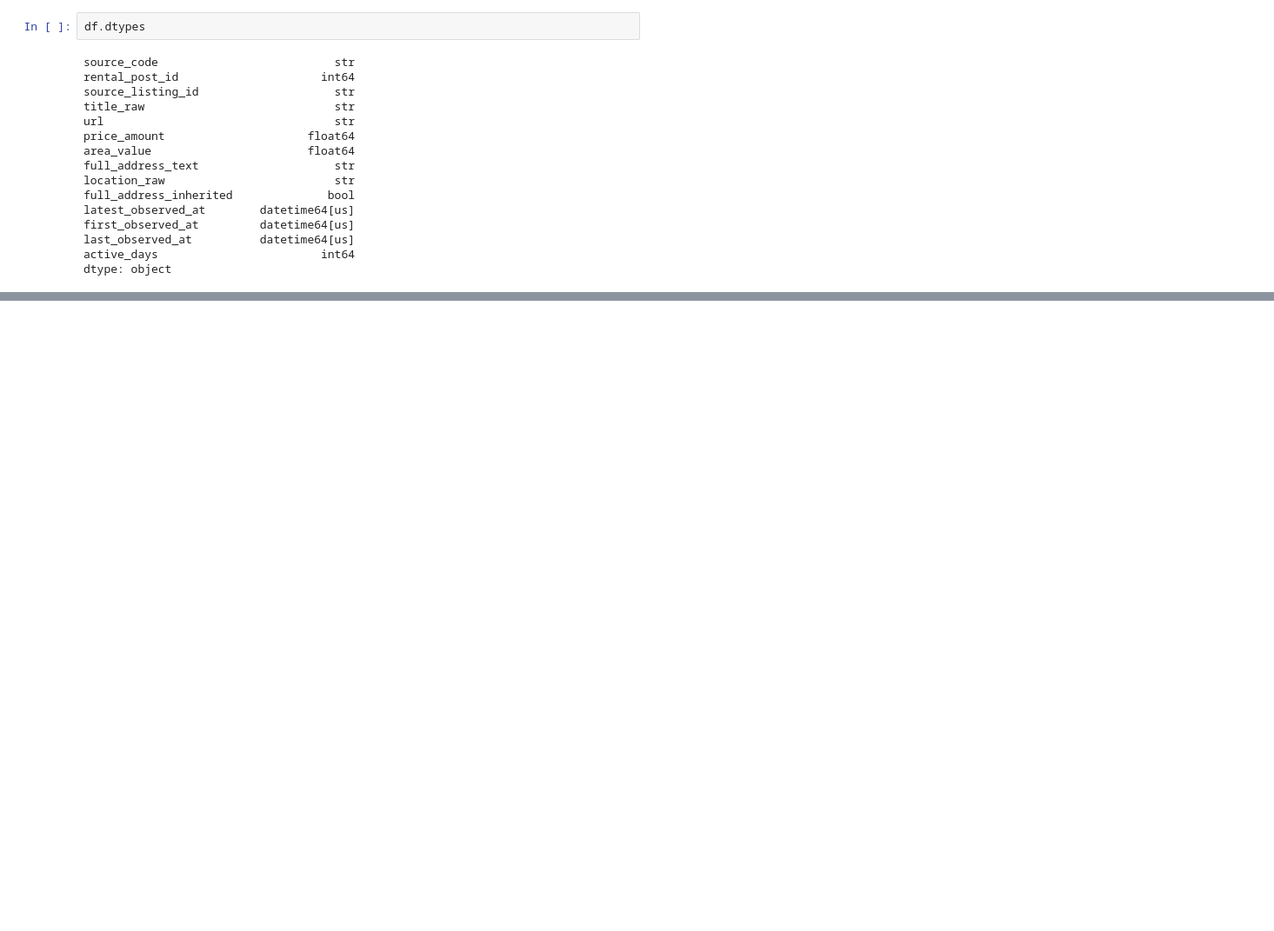
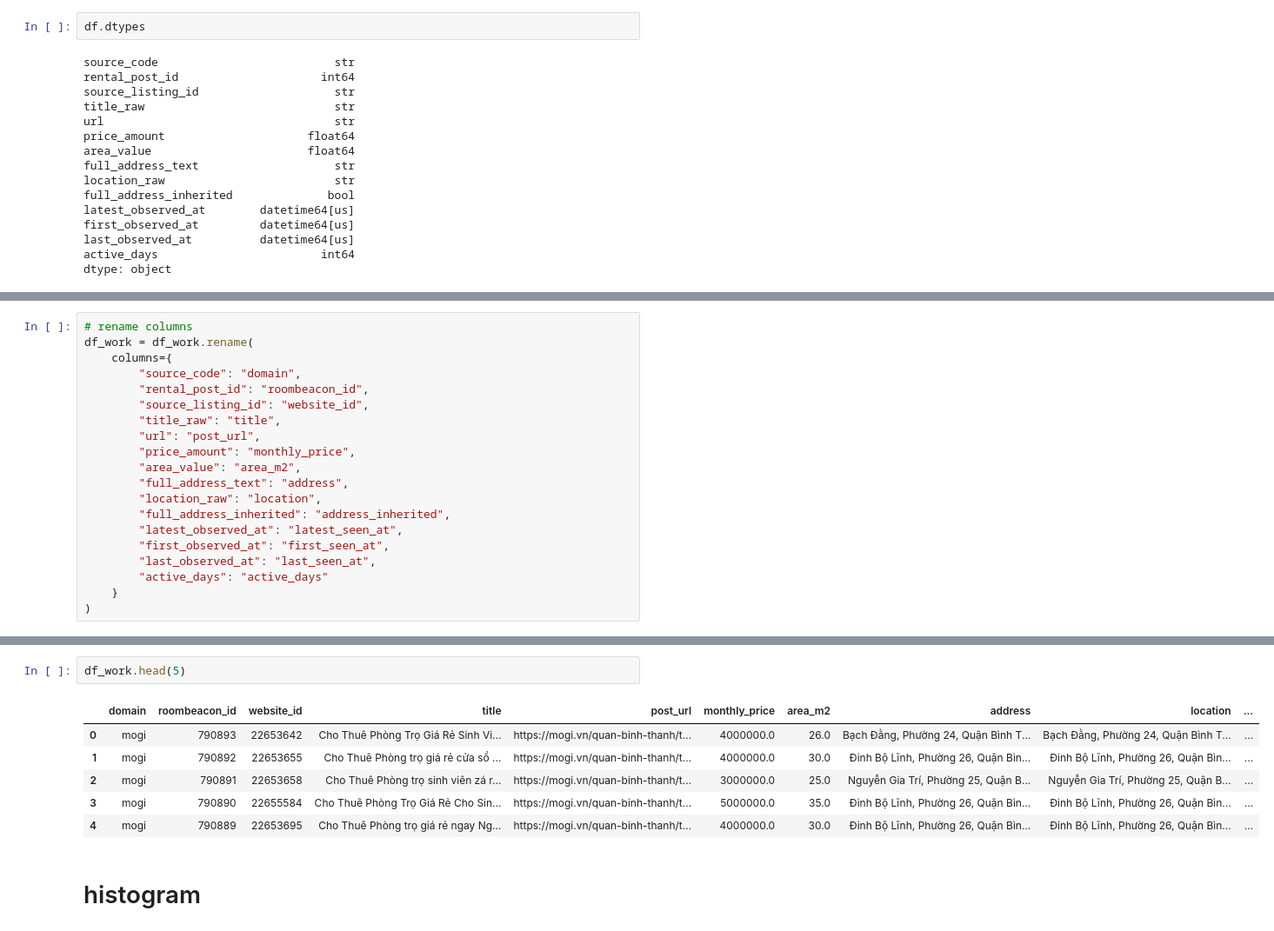
Before and after one commit to HauCoder2005/roombeacon-system, a Jupyter notebook: notebooks/roombeacon_eda.ipynb, the cells around one changed output, grey strips where cells are left out. Shown at 87% size. Saved outputs shown, nothing was run; the diff lists cells and outputs as text; blank space fills up the shorter version.

```diff
--- a/notebooks/roombeacon_eda.ipynb
+++ b/notebooks/roombeacon_eda.ipynb
@@ -386,0 +405,20 @@ Name: count, dtype: int64
+# %%
+# rename columns
+df_work = df_work.rename(
+    columns={
+        "source_code": "domain",
+        "rental_post_id": "roombeacon_id",
+        "source_listing_id": "website_id",
+        "title_raw": "title",
+        "url": "post_url",
+        "price_amount": "monthly_price",
+        "area_value": "area_m2",
+        "full_address_text": "address",
+        "location_raw": "location",
+        "full_address_inherited": "address_inherited",
+        "latest_observed_at": "latest_seen_at",
+        "first_observed_at": "first_seen_at",
+        "last_observed_at": "last_seen_at",
+        "active_days": "active_days"
+    }
+)
@@ -386,0 +432,11 @@ Name: count, dtype: int64
+# %%
+df_work.head(5)
+# %% [output]
+|  | domain | roombeacon_id | website_id | title | post_url | monthly_price | area_m2 | address | location | ... |
+| 0 | mogi | 790893 | 22653642 | Cho Thuê Phòng Trọ Giá Rẻ Sinh Vi... | https://mogi.vn/quan-binh-thanh/t... | 4000000.0 | 26.0 | Bạch Đằng, Phường 24, Quận Bình T... | Bạch Đằng, Phường 24, Quận Bình T... | ... |
+| 1 | mogi | 790892 | 22653655 | Cho Thuê Phòng trọ giá rẻ cửa sổ ... | https://mogi.vn/quan-binh-thanh/t... | 4000000.0 | 30.0 | Đinh Bộ Lĩnh, Phường 26, Quận Bìn... | Đinh Bộ Lĩnh, Phường 26, Quận Bìn... | ... |
+| 2 | mogi | 790891 | 22653658 | Cho Thuê Phòng trọ sinh viên zá r... | https://mogi.vn/quan-binh-thanh/t... | 3000000.0 | 25.0 | Nguyễn Gia Trí, Phường 25, Quận B... | Nguyễn Gia Trí, Phường 25, Quận B... | ... |
+| 3 | mogi | 790890 | 22655584 | Cho Thuê Phòng Trọ Giá Rẻ Cho Sin... | https://mogi.vn/quan-binh-thanh/t... | 5000000.0 | 35.0 | Đinh Bộ Lĩnh, Phường 26, Quận Bìn... | Đinh Bộ Lĩnh, Phường 26, Quận Bìn... | ... |
+| 4 | mogi | 790889 | 22653695 | Cho Thuê Phòng trọ giá rẻ ngay Ng... | https://mogi.vn/quan-binh-thanh/t... | 4000000.0 | 30.0 | Đinh Bộ Lĩnh, Phường 26, Quận Bìn... | Đinh Bộ Lĩnh, Phường 26, Quận Bìn... | ... |
+# %% [markdown]
+# histogram
```
Also changed, not shown: parts of 24 cells of this notebook, 2 other files.
